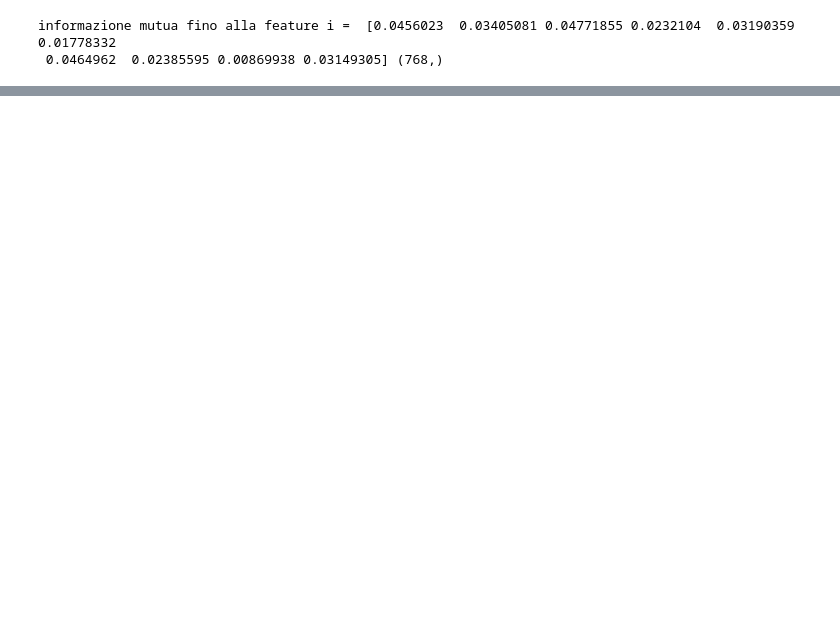
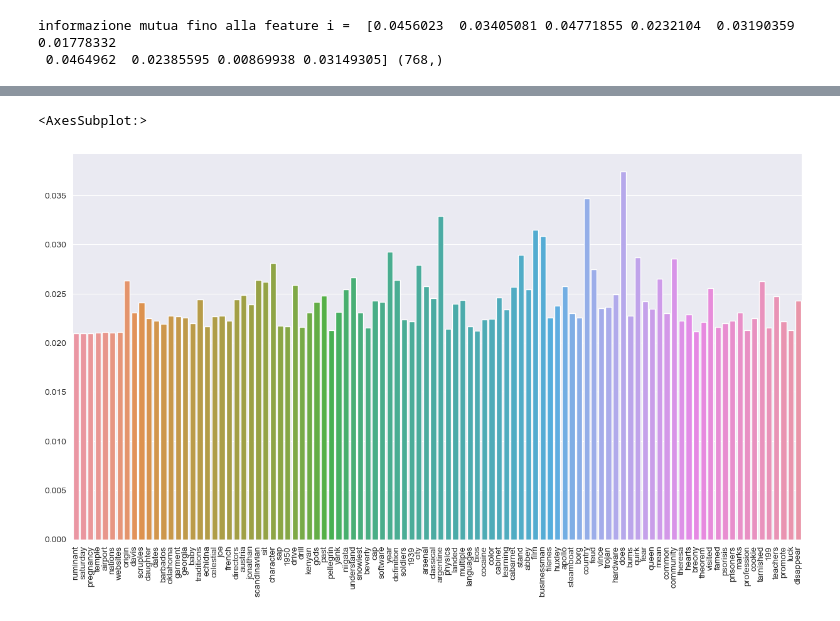
Before and after one commit to redjack96/CodiceML, a Jupyter notebook: src/esercitazioni/[WMIR]04svm.ipynb, the cells around one changed output, grey strips where cells are left out. Saved outputs shown, nothing was run; the diff lists cells and outputs as text; code cells hidden in the pictures; blank space fills up the shorter version.

````diff
--- a/src/esercitazioni/[WMIR]04svm.ipynb
+++ b/src/esercitazioni/[WMIR]04svm.ipynb
@@ -567,3 +613,10 @@ new_vectorizer = TfidfVectorizer(vocabulary=new_vocabulary)
 new_X_train = new_vectorizer.transform(X_train)
 new_X_test = new_vectorizer.transform(X_test)
 ```
+# %%
+features = vectorizer.get_feature_names_out()
+
+# trasformiamo la matrice in un dataframa dove ogni colonna corrisponde ad una parola del vocabolario
+# change the matrix from sparse to dense
+X_train_df = pd.DataFrame(X_train_qc.toarray(), columns = features)
+print(X_train_df)
@@ -569,0 +641,6 @@ new_X_test = new_vectorizer.transform(X_test)
+# %%
+k_best=100
+# selezioniamo le migliori features
+selector = SelectKBest(sklearn.feature_selection.mutual_info_classif, k=k_best)
+selector.fit(X_train_df, y_train_qc)
+# X_test_selected = selector.transform(X_test_sbert)
@@ -569,0 +669,9 @@ new_X_test = new_vectorizer.transform(X_test)
+# %%
+best_index_skb, best_scores_skb = best_features_selection(selector.scores_, k_best)
+
+plt.figure(figsize=(15,8))
+plt.xticks(rotation=90)
+sns.barplot(x=X_train_df.columns[best_index_skb], y=best_scores_skb)
+# %% [output]
+<AxesSubplot:>
+[figure, added]
````
Also changed, not shown: parts of 35 cells of this notebook.
